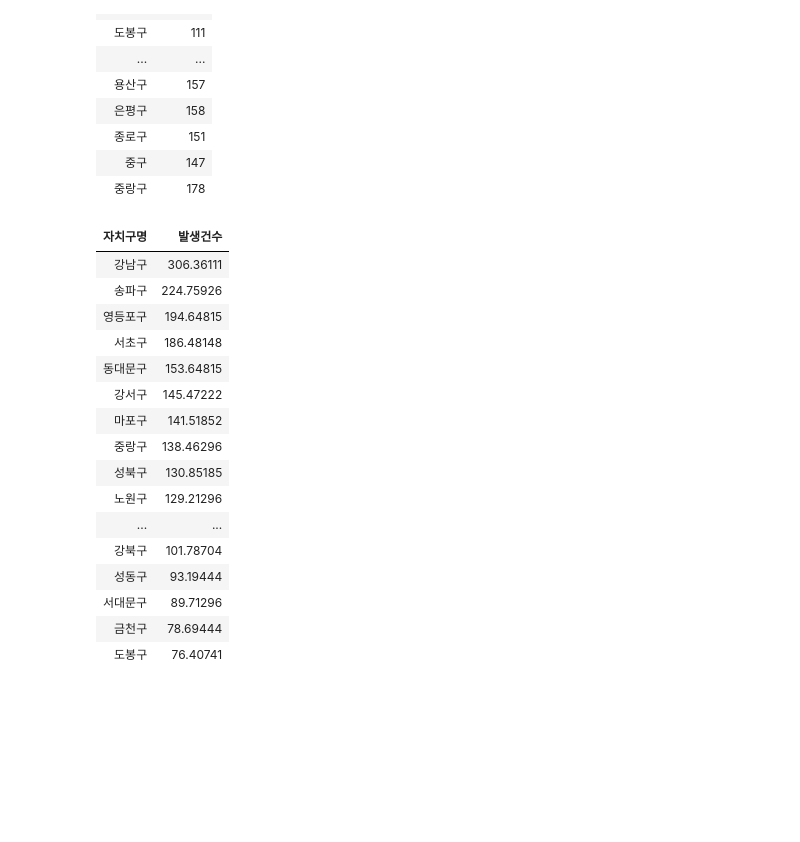
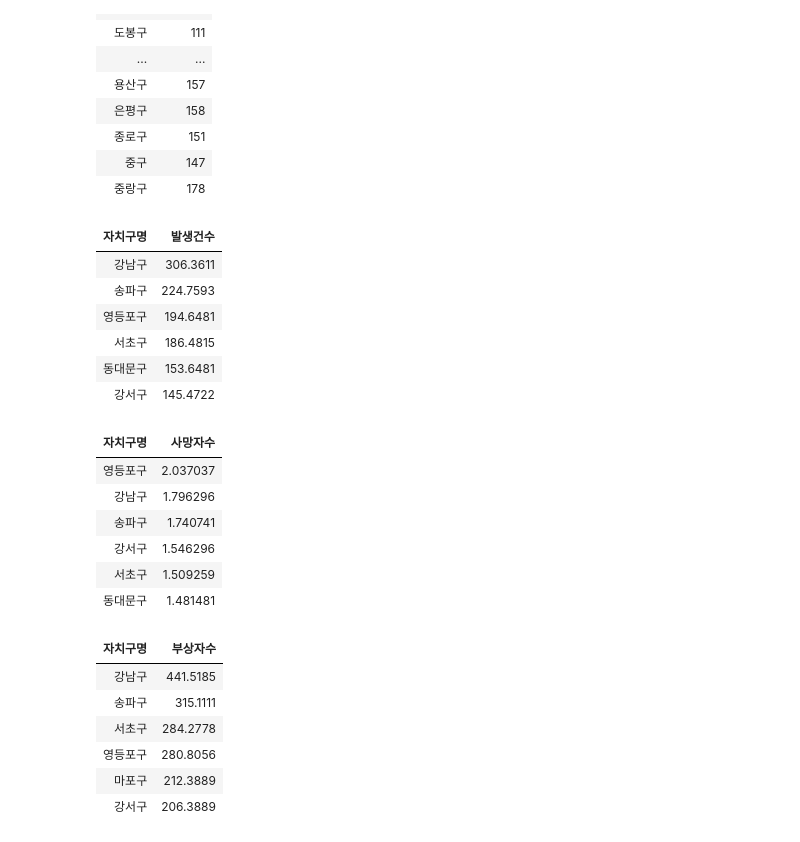
Before and after one commit to naddda0813/Rbase, a Jupyter notebook: 08. 파일 입출력.ipynb, the cells around one changed output. Saved outputs shown, nothing was run; the diff lists cells and outputs as text; code cells hidden in the pictures; blank space fills up the shorter version.

```diff
--- a/08. 파일 입출력.ipynb
+++ b/08. 파일 입출력.ipynb
@@ -687,22 +663,34 @@ aggregate(발생건수 ~ 자치구명, seoul,max)
 | 중랑구 | 178 |
 # %%
 # regionAcc.mean을 발생건수를 기준으로 내림차순 정리하기
-arrange(regionAcc.mean,desc(발생건수))
+head(arrange(regionAcc.mean,desc(발생건수)))
 # %% [output]
 | 자치구명 | 발생건수 |
-| 강남구 | 306.36111 |
-| 송파구 | 224.75926 |
-| 영등포구 | 194.64815 |
-| 서초구 | 186.48148 |
-| 동대문구 | 153.64815 |
-| 강서구 | 145.47222 |
-| 마포구 | 141.51852 |
-| 중랑구 | 138.46296 |
-| 성북구 | 130.85185 |
-| 노원구 | 129.21296 |
-| ... | ... |
-| 강북구 | 101.78704 |
-| 성동구 | 93.19444 |
-| 서대문구 | 89.71296 |
-| 금천구 | 78.69444 |
-| 도봉구 | 76.40741 |
+| 강남구 | 306.3611 |
+| 송파구 | 224.7593 |
+| 영등포구 | 194.6481 |
+| 서초구 | 186.4815 |
+| 동대문구 | 153.6481 |
+| 강서구 | 145.4722 |
+# %%
+# 사망자수를 기준으로 내림차순 정리하기
+head(arrange(aggregate(사망자수 ~ 자치구명, seoul,mean),desc(사망자수)))
+# %% [output]
+| 자치구명 | 사망자수 |
+| 영등포구 | 2.037037 |
+| 강남구 | 1.796296 |
+| 송파구 | 1.740741 |
+| 강서구 | 1.546296 |
+| 서초구 | 1.509259 |
+| 동대문구 | 1.481481 |
+# %%
+# 부상자수를 기준으로 내림차순 정리하기
+head(arrange(aggregate(부상자수 ~ 자치구명, seoul,mean),desc(부상자수)))
+# %% [output]
+| 자치구명 | 부상자수 |
+| 강남구 | 441.5185 |
+| 송파구 | 315.1111 |
+| 서초구 | 284.2778 |
+| 영등포구 | 280.8056 |
+| 마포구 | 212.3889 |
+| 강서구 | 206.3889 |
```
Also changed, not shown: parts of 4 cells of this notebook.
